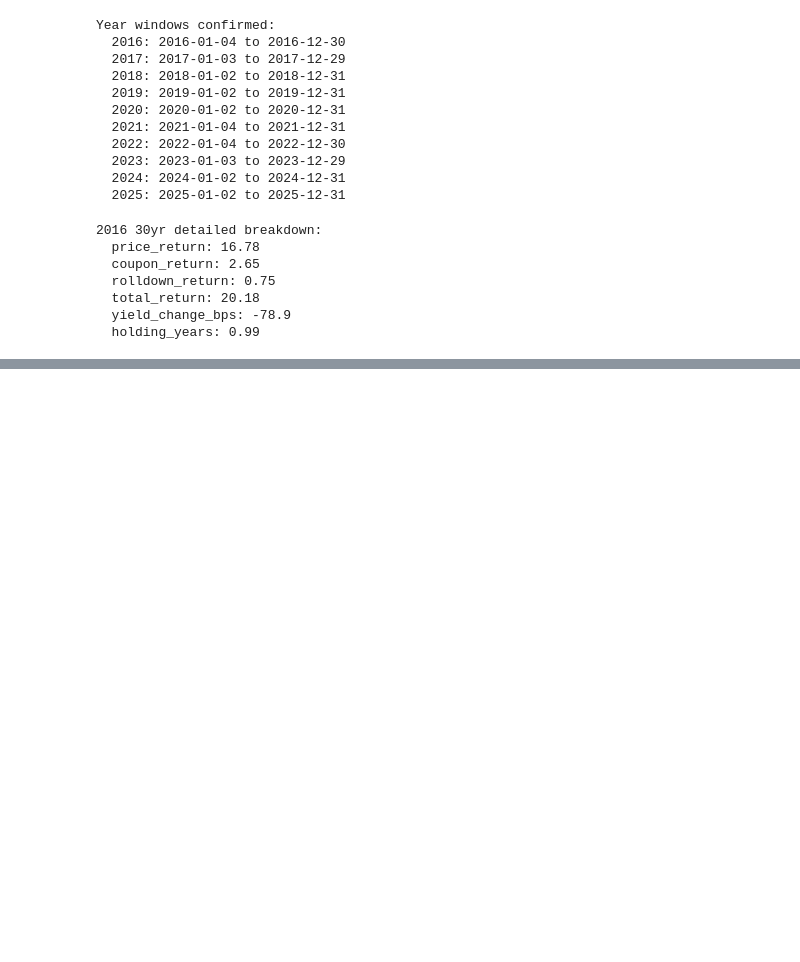
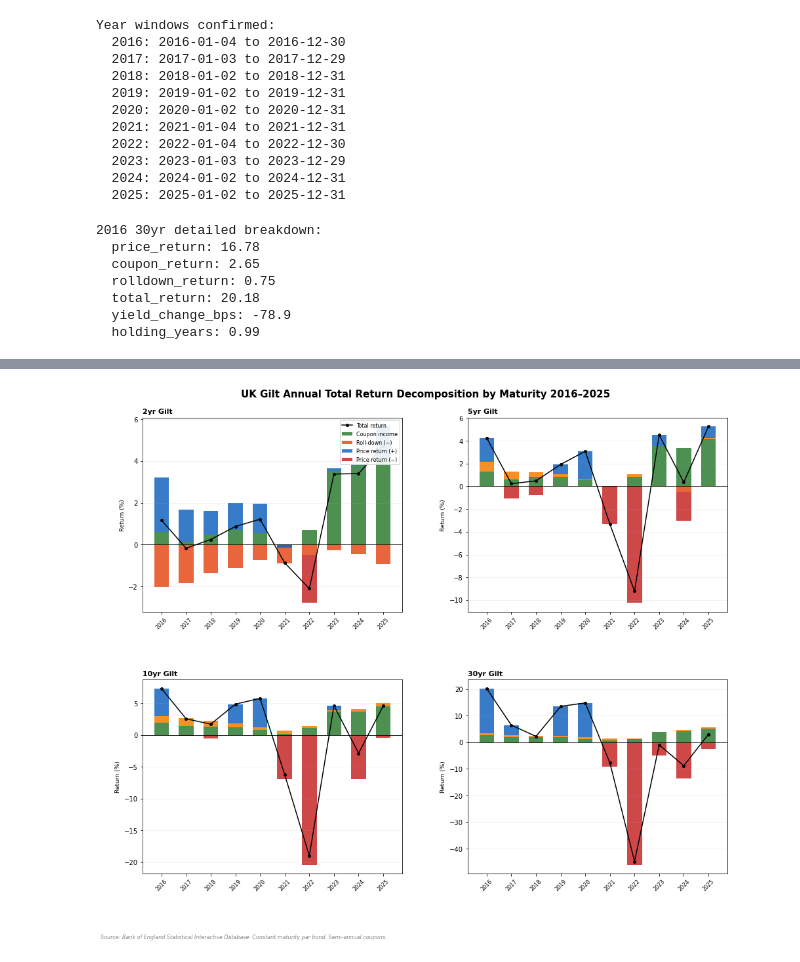
Before and after one commit to thomassumner123/uk-gilt-market-analysis, a Jupyter notebook: notebooks/02_yield_curve.ipynb, the cells around one changed output, grey strips where cells are left out. Cells and saved outputs as stored; diff of their text form; code cells hidden in the pictures; blank space fills up the shorter version.

Commit message:
Notebook 02 complete — yield curve construction, slope measures, annual total return decomposition

```diff
--- a/notebooks/02_yield_curve.ipynb
+++ b/notebooks/02_yield_curve.ipynb
@@ -573,0 +669,87 @@ for k, v in check.items():
+# %%
+fig, axes = plt.subplots(2, 2, figsize=(16, 12), facecolor='white')
+fig.suptitle('UK Gilt Annual Total Return Decomposition by Maturity 2016–2025',
+             fontsize=15, fontweight='bold', y=0.98)
+fig.subplots_adjust(hspace=0.35, wspace=0.25, top=0.93)
+
+colors = {
+    'Coupon income':   '#2E7D32',
+    'Roll-down (+)':   '#F57C00',
+    'Roll-down (−)':   '#E64A19',
+    'Price return (+)': '#1565C0',
+    'Price return (−)': '#C62828',
+}
+
+for idx, mat in enumerate(maturities_plot):
+    ax = axes[idx // 2][idx % 2]
+    ax.set_facecolor('white')
+
+    price    = pivot_price[mat].values
+    coupon   = pivot_coupon[mat].values
+    rolldown = pivot_rolldown[mat].values
+    x        = np.arange(len(years_list))
+
+    # Build stacks carefully — handle negative components explicitly
+    # Positive stack builds upward from zero
+    # Negative stack builds downward from zero
+
+    pos_bottom = np.zeros(len(x))  # tracks top of positive stack
+    neg_bottom = np.zeros(len(x))  # tracks bottom of negative stack
+
+    # --- Coupon — always positive ---
+    ax.bar(x, coupon, bottom=pos_bottom, label='Coupon income',
+           color=colors['Coupon income'], alpha=0.85, width=0.6)
+    pos_bottom += coupon
+
+    # --- Roll-down — can be positive or negative ---
+    rd_pos = np.where(rolldown >= 0, rolldown, 0)
+    rd_neg = np.where(rolldown < 0, rolldown, 0)
+
+    if rd_pos.any():
+        ax.bar(x, rd_pos, bottom=pos_bottom, label='Roll-down (+)',
+               color=colors['Roll-down (+)'], alpha=0.85, width=0.6)
+        pos_bottom += rd_pos
+
+    if rd_neg.any():
+        ax.bar(x, rd_neg, bottom=neg_bottom, label='Roll-down (−)',
+               color=colors['Roll-down (−)'], alpha=0.85, width=0.6)
+        neg_bottom += rd_neg
+
+    # --- Price return — can be positive or negative ---
+    pr_pos = np.where(price >= 0, price, 0)
+    pr_neg = np.where(price < 0, price, 0)
+
+    if pr_pos.any():
+        ax.bar(x, pr_pos, bottom=pos_bottom, label='Price return (+)',
+               color=colors['Price return (+)'], alpha=0.85, width=0.6)
+
+    if pr_neg.any():
+        ax.bar(x, pr_neg, bottom=neg_bottom, label='Price return (−)',
+               color=colors['Price return (−)'], alpha=0.85, width=0.6)
+
+    # --- Total return line ---
+    total = pivot_total[mat].values
+    ax.plot(x, total, color='black', linewidth=1.5,
+            marker='o', markersize=4, label='Total return', zorder=5)
+
+    ax.axhline(y=0, color='black', linewidth=0.8)
+    ax.set_title(f'{mat} Gilt', fontsize=11, fontweight='bold', loc='left')
+    ax.set_xticks(x)
+    ax.set_xticklabels(years_list, rotation=45, fontsize=8)
+    ax.set_ylabel('Return (%)', fontsize=9)
+    ax.grid(True, alpha=0.2, axis='y')
+
+    if idx == 0:
+        ax.legend(fontsize=8, loc='upper right', framealpha=0.9)
+
+fig.text(0.07, 0.01,
+         'Source: Bank of England Statistical Interactive Database. '
+         'Constant maturity par bond. Semi-annual coupons.',
+         fontsize=8, color='#888888', style='italic')
+
+plt.savefig('outputs/charts/02_annual_total_return_decomposition.png',
+            dpi=150, bbox_inches='tight', facecolor='white')
+plt.show()
+print("Chart saved.")
+# %% [output]
+[figure, added]
```
Also changed, not shown: parts of 4 cells of this notebook, 1 other file.
